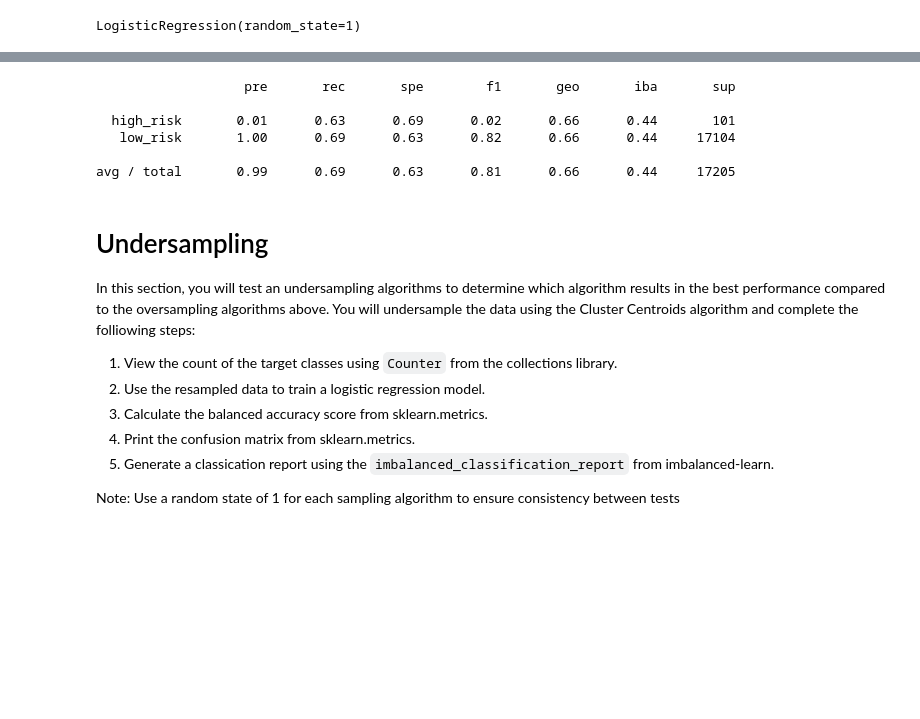
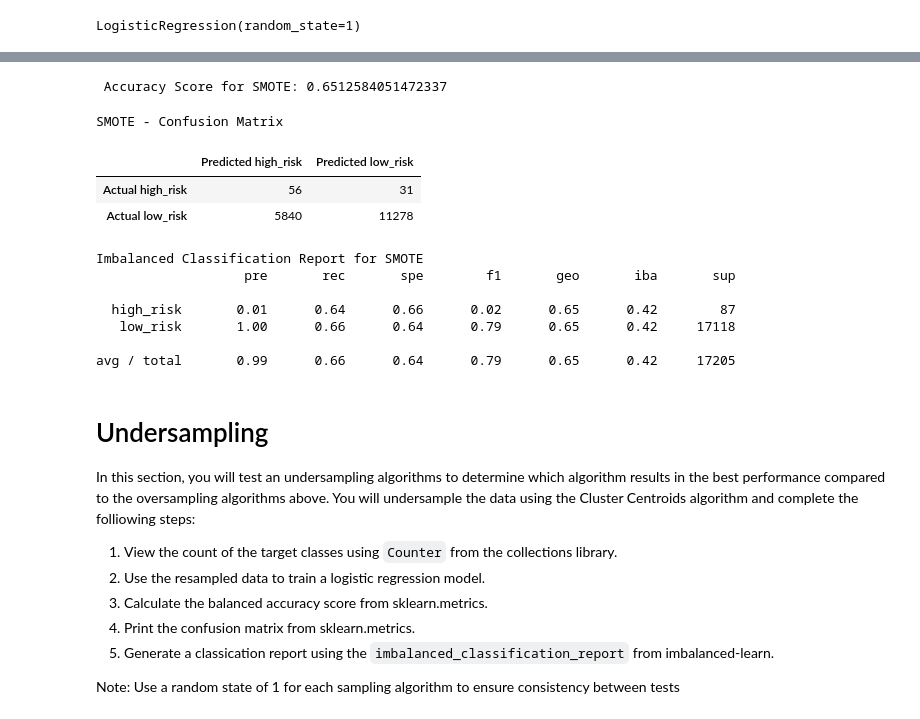
Before and after one commit to benniehana111/Credit_Risk_Analysis, a Jupyter notebook: credit_risk_resampling.ipynb, the cells around one changed output, grey strips where cells are left out. Saved outputs shown, nothing was run; the diff lists cells and outputs as text; code cells hidden in the pictures; blank space fills up the shorter version.

```diff
--- a/credit_risk_resampling.ipynb
+++ b/credit_risk_resampling.ipynb
@@ -200,0 +196,6 @@ Counter({'loan_status': 1})
+# %%
+# Resample the training data with SMOTE
+from imblearn.over_sampling import SMOTE
+X_resampled, y_resampled = SMOTE(random_state=1, sampling_strategy='auto').fit_resample(
+    X_train, y_train)
+Counter(y_resampled)
@@ -201,5 +204,6 @@ Counter({'loan_status': 1})
 # %%
 # Train the Logistic Regression model using the resampled data
-# YOUR CODE HERE
+model = LogisticRegression(solver='lbfgs', random_state=1)
+model.fit(X_resampled, y_resampled)
 # %% [output]
 LogisticRegression(random_state=1)
@@ -217,13 +210,33 @@ array([[   64,    37],
+# %%
+# Calculated the balanced accuracy score
+y_pred = model.predict(X_test)
+print(f" Accuracy Score for SMOTE: {balanced_accuracy_score(y_test, y_pred)}")
+# %% [output]
+ Accuracy Score for SMOTE: 0.6512584051472337
+# %%
+# Display the confusion matrix
+cm = confusion_matrix(y_test, y_pred)
+cm_df = pd.DataFrame(
+    cm, index=["Actual high_risk", "Actual low_risk"], columns=["Predicted high_risk", "Predicted low_risk"])
+print("SMOTE - Confusion Matrix")
+cm_df
+# %% [output]
+SMOTE - Confusion Matrix
+|  | Predicted high_risk | Predicted low_risk |
+| Actual high_risk | 56 | 31 |
+| Actual low_risk | 5840 | 11278 |
 # %%
 # Print the imbalanced classification report
-# YOUR CODE HERE
+print("Imbalanced Classification Report for SMOTE")
+print(classification_report_imbalanced(y_test, y_pred))
 # %% [output]
+Imbalanced Classification Report for SMOTE
                    pre       rec       spe        f1       geo       iba       sup
 
-  high_risk       0.01      0.63      0.69      0.02      0.66      0.44       101
-   low_risk       1.00      0.69      0.63      0.82      0.66      0.44     17104
+  high_risk       0.01      0.64      0.66      0.02      0.65      0.42        87
+   low_risk       1.00      0.66      0.64      0.79      0.65      0.42     17118
 
-avg / total       0.99      0.69      0.63      0.81      0.66      0.44     17205
+avg / total       0.99      0.66      0.64      0.79      0.65      0.42     17205
 # %% [markdown]
 # Undersampling
 
```
Also changed, not shown: parts of 11 cells of this notebook.
